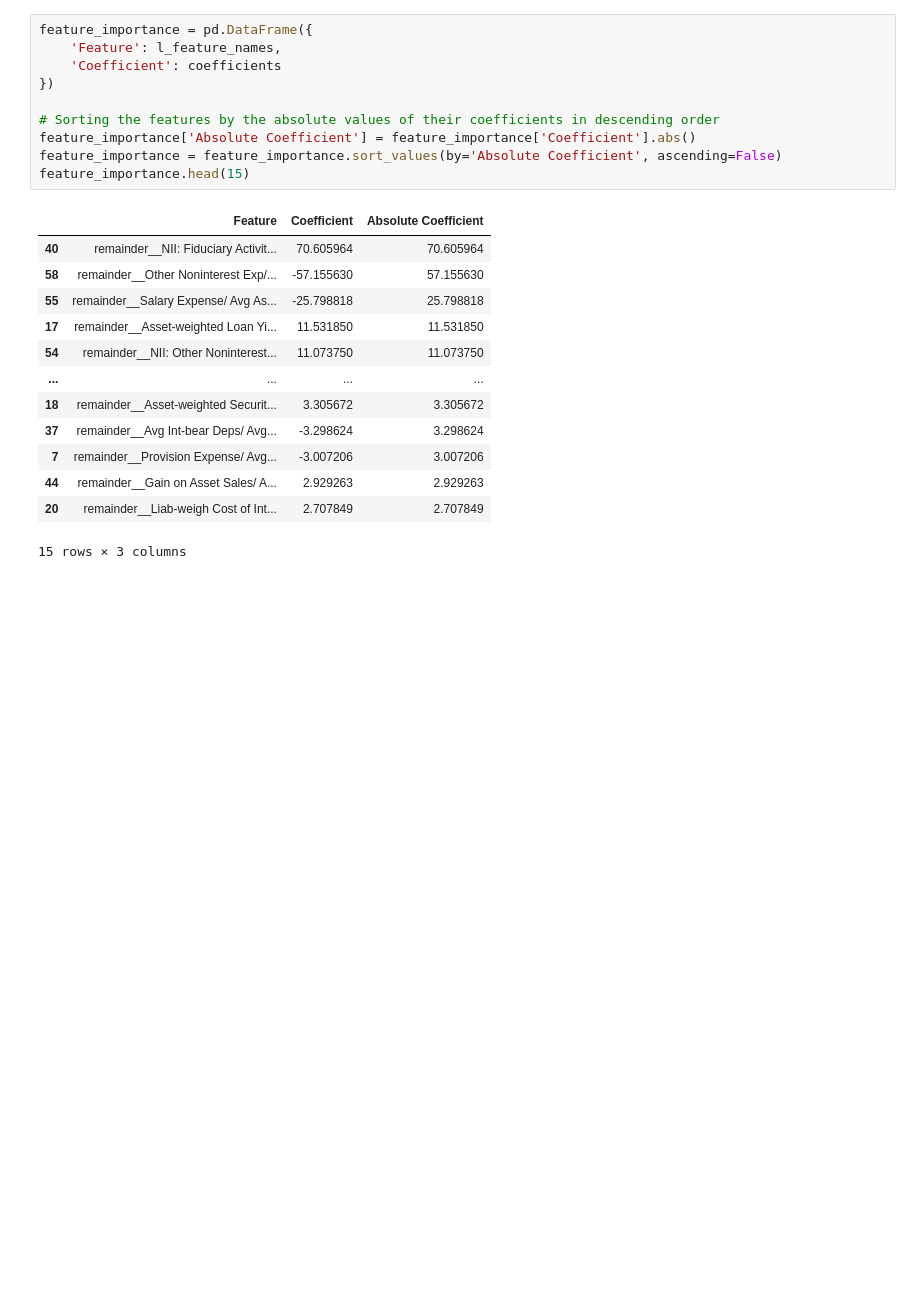
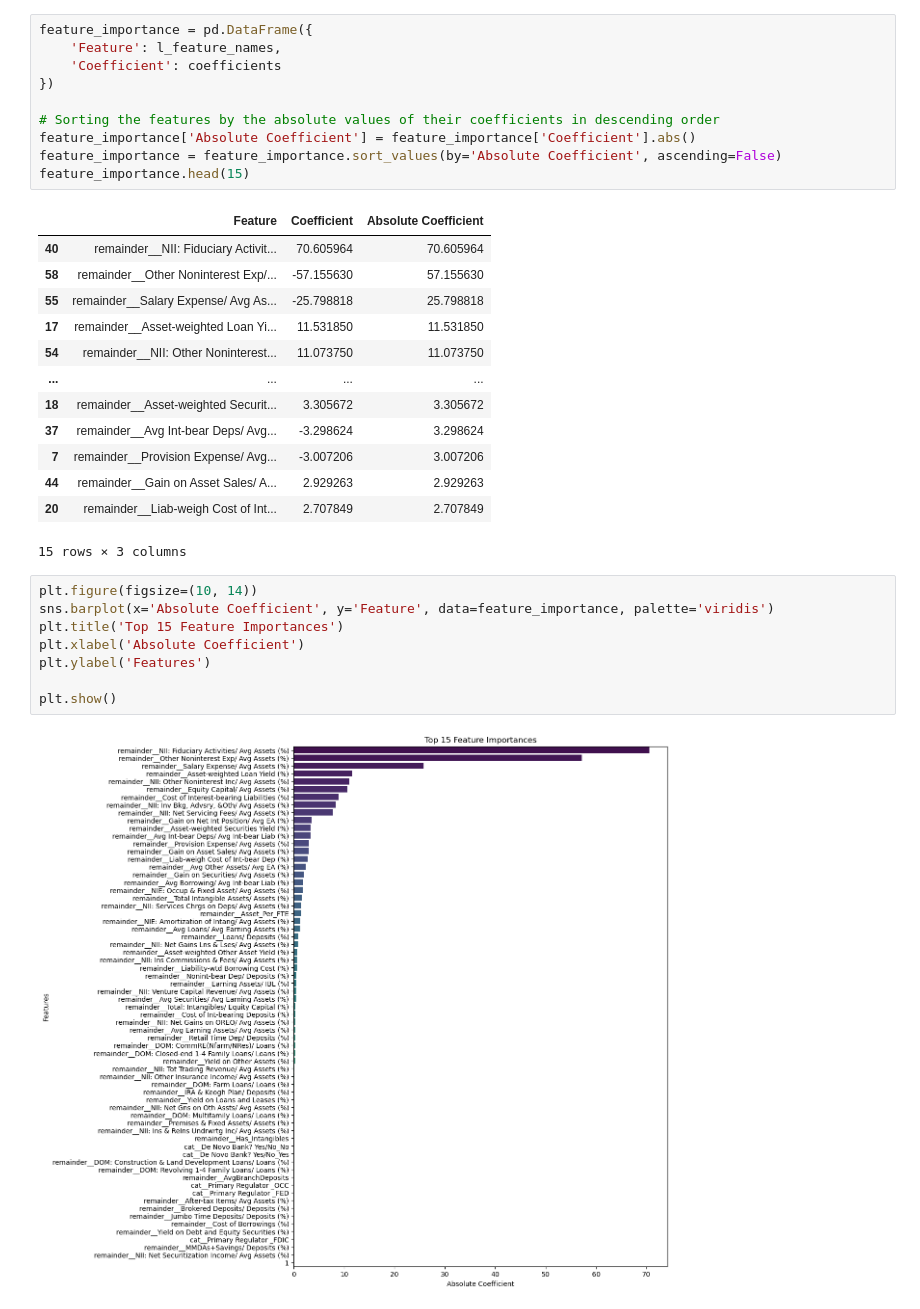
Before and after one commit to MattStull/Berkeley_Machine_Learning_Capstone_20.1, a Jupyter notebook: Module 20 Capstone Project Part 1.ipynb, the cells around one changed output. Saved outputs shown, nothing was run; the diff lists cells and outputs as text; blank space fills up the shorter version.

Commit message:
added feature importances chart

```diff
--- a/Module 20 Capstone Project Part 1.ipynb
+++ b/Module 20 Capstone Project Part 1.ipynb
@@ -420,3 +420,13 @@ feature_importance.head(15)
 | 44 | remainder__Gain on Asset Sales/ A... | 2.929263 | 2.929263 |
 | 20 | remainder__Liab-weigh Cost of Int... | 2.707849 | 2.707849 |
 15 rows × 3 columns
+# %%
+plt.figure(figsize=(10, 14))
+sns.barplot(x='Absolute Coefficient', y='Feature', data=feature_importance, palette='viridis')
+plt.title('Top 15 Feature Importances')
+plt.xlabel('Absolute Coefficient')
+plt.ylabel('Features')
+
+plt.show()
+# %% [output]
+[figure, added]
```
